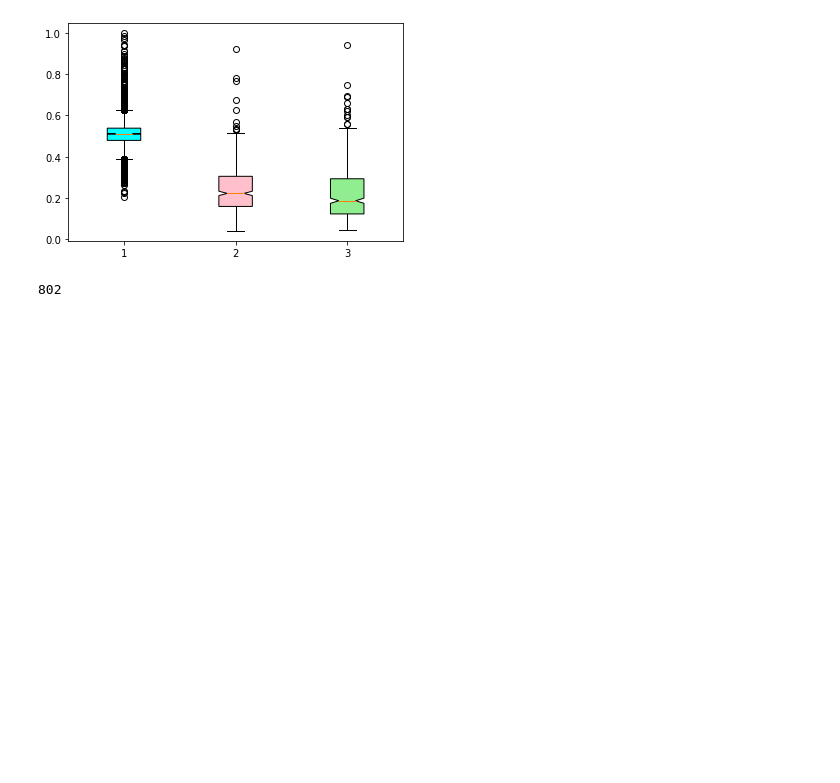
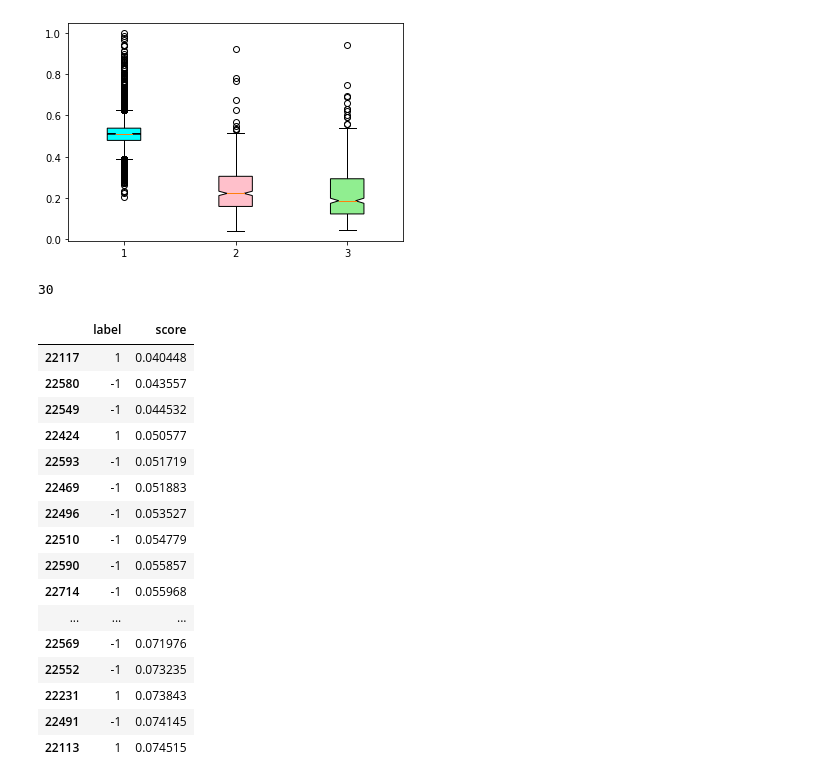
Before and after one commit to ddatta-DAC/HITL_1, a Jupyter notebook: AD_model/Untitled.ipynb, the cells around one changed output. Saved outputs shown, nothing was run; the diff lists cells and outputs as text; code cells hidden in the pictures; blank space fills up the shorter version.

```diff
--- a/AD_model/Untitled.ipynb
+++ b/AD_model/Untitled.ipynb
@@ -25,7 +25,7 @@ total_entity_count = sum(domain_dims.values())
 # %%
 model = AD.AD_model_container(total_entity_count, emb_dim=16, device=device)
 # %%
-model.train_model(x_pos,x_neg, batch_size=128, epochs=10)
+model.train_model(x_pos,x_neg, batch_size=128, epochs=20)
 # %% [output]
 Epoch 0  batch 0 Loss 1.355132
 Epoch 0  batch 100 Loss 1.280946
@@ -112,9 +112,29 @@ df = pd.DataFrame(data)
 # %%
 df = df.sort_values(by='score')
 # %%
-tmp = df.head(1000)
+tmp = df.head(30)
 tmp = tmp.loc[tmp['label']!=0]
 # %%
 len(tmp)
 # %% [output]
-802
+30
+# %%
+tmp
+# %% [output]
+|  | label | score |
+| 22117 | 1 | 0.040448 |
+| 22580 | -1 | 0.043557 |
+| 22549 | -1 | 0.044532 |
+| 22424 | 1 | 0.050577 |
+| 22593 | -1 | 0.051719 |
+| 22469 | -1 | 0.051883 |
+| 22496 | -1 | 0.053527 |
+| 22510 | -1 | 0.054779 |
+| 22590 | -1 | 0.055857 |
+| 22714 | -1 | 0.055968 |
+| ... | ... | ... |
+| 22569 | -1 | 0.071976 |
+| 22552 | -1 | 0.073235 |
+| 22231 | 1 | 0.073843 |
+| 22491 | -1 | 0.074145 |
+| 22113 | 1 | 0.074515 |
```
